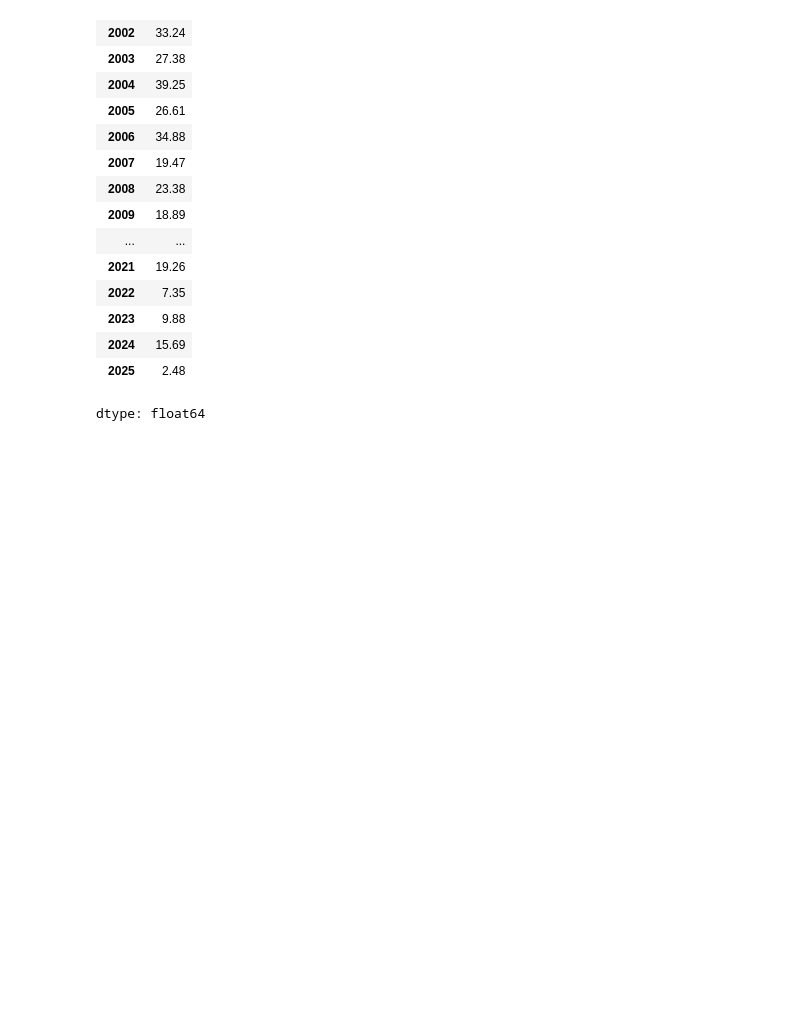
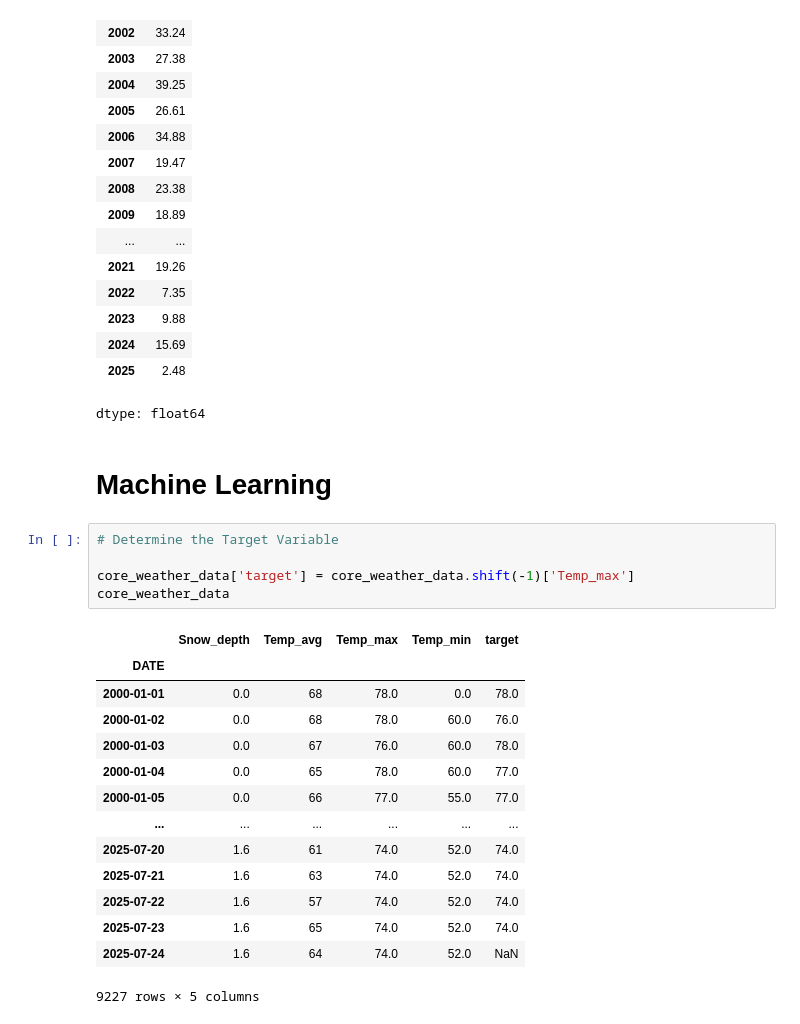
Before and after one commit to BrilliantChard/Weather-Prediction, a Jupyter notebook: Weather_Prediction.ipynb, the cells around one changed output. Drawn from its saved outputs; the diff is of its cells as text; blank space fills up the shorter version.

```diff
--- a/Weather_Prediction.ipynb
+++ b/Weather_Prediction.ipynb
@@ -439,3 +439,25 @@ core_weather_data.groupby(core_weather_data.index.year).sum()['Precip']
 | 2024 | 15.69 |
 | 2025 | 2.48 |
 dtype: float64
+# %% [markdown]
+# **Machine Learning**
+# %%
+# Determine the Target Variable
+
+core_weather_data['target'] = core_weather_data.shift(-1)['Temp_max']
+core_weather_data
+# %% [output]
+|  | Snow_depth | Temp_avg | Temp_max | Temp_min | target |
+| DATE |  |  |  |  |  |
+| 2000-01-01 | 0.0 | 68 | 78.0 | 0.0 | 78.0 |
+| 2000-01-02 | 0.0 | 68 | 78.0 | 60.0 | 76.0 |
+| 2000-01-03 | 0.0 | 67 | 76.0 | 60.0 | 78.0 |
+| 2000-01-04 | 0.0 | 65 | 78.0 | 60.0 | 77.0 |
+| 2000-01-05 | 0.0 | 66 | 77.0 | 55.0 | 77.0 |
+| ... | ... | ... | ... | ... | ... |
+| 2025-07-20 | 1.6 | 61 | 74.0 | 52.0 | 74.0 |
+| 2025-07-21 | 1.6 | 63 | 74.0 | 52.0 | 74.0 |
+| 2025-07-22 | 1.6 | 57 | 74.0 | 52.0 | 74.0 |
+| 2025-07-23 | 1.6 | 65 | 74.0 | 52.0 | 74.0 |
+| 2025-07-24 | 1.6 | 64 | 74.0 | 52.0 | NaN |
+9227 rows × 5 columns
```
Also changed, not shown: parts of 15 cells of this notebook.
